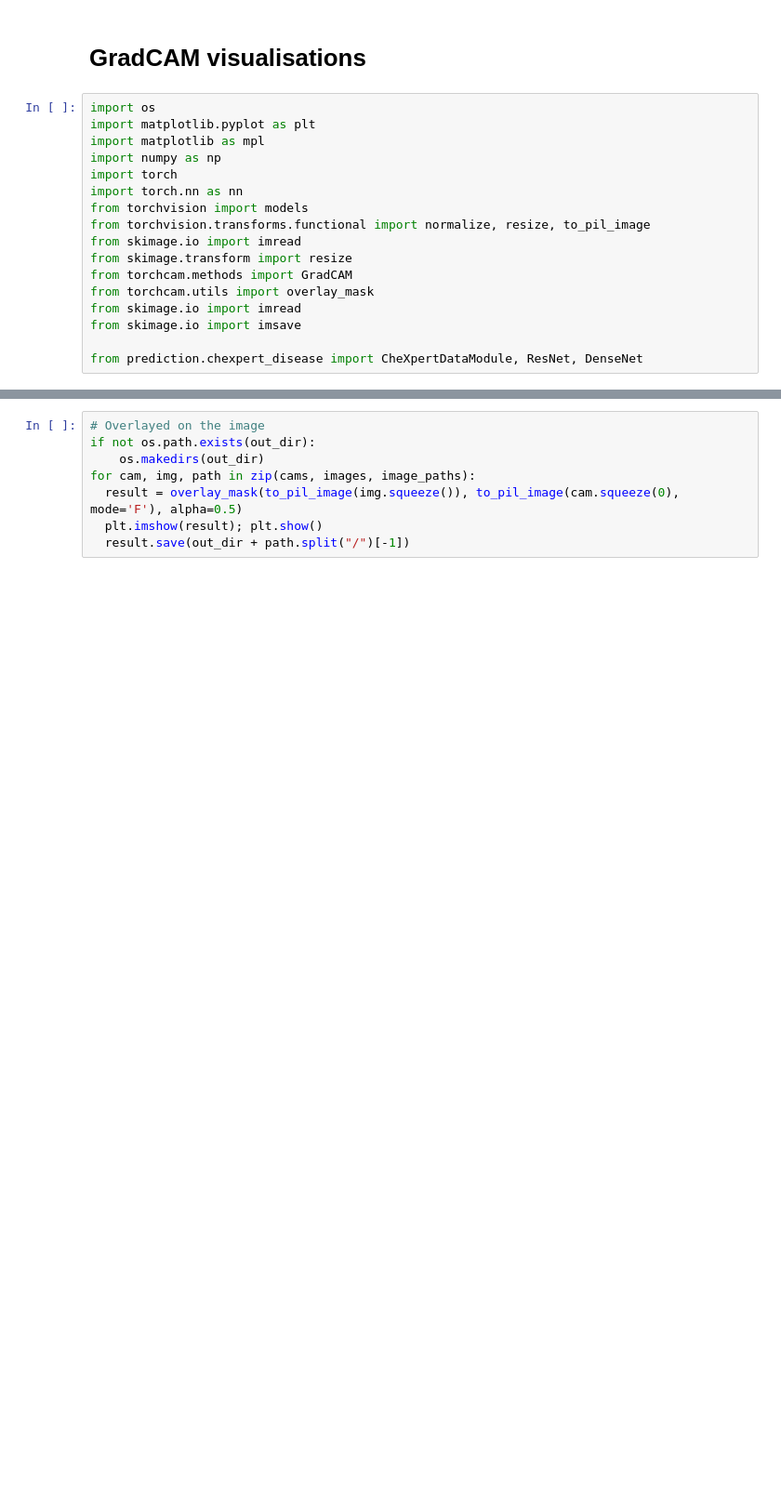
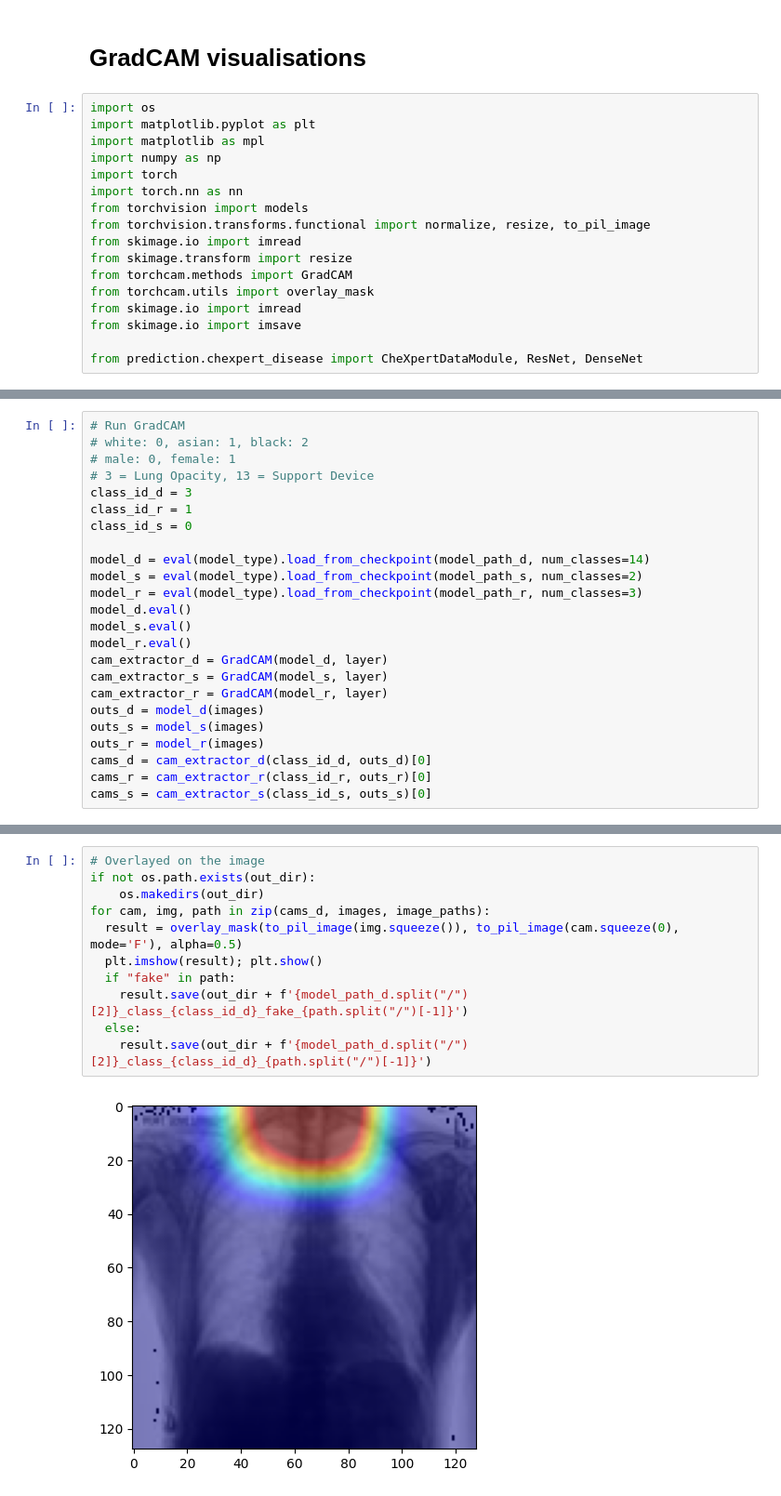
Before and after one commit to felixkrones/chexploration_extension, a Jupyter notebook: chexpert_gradcam.ipynb, the cells around one changed output, grey strips where cells are left out. Shown at 93% size. Cells and saved outputs as stored; diff of their text form; blank space fills up the shorter version.

```diff
--- a/chexpert_gradcam.ipynb
+++ b/chexpert_gradcam.ipynb
@@ -66,0 +81,24 @@ cams = cam_extractor(class_idx, outs)[0]
+# %%
+# Run GradCAM
+# white: 0, asian: 1, black: 2
+# male: 0, female: 1
+# 3 = Lung Opacity, 13 = Support Device
+class_id_d = 3
+class_id_r = 1
+class_id_s = 0
+
+model_d = eval(model_type).load_from_checkpoint(model_path_d, num_classes=14)
+model_s = eval(model_type).load_from_checkpoint(model_path_s, num_classes=2)
+model_r = eval(model_type).load_from_checkpoint(model_path_r, num_classes=3)
+model_d.eval()
+model_s.eval()
+model_r.eval()
+cam_extractor_d = GradCAM(model_d, layer)
+cam_extractor_s = GradCAM(model_s, layer)
+cam_extractor_r = GradCAM(model_r, layer)
+outs_d = model_d(images)
+outs_s = model_s(images)
+outs_r = model_r(images)
+cams_d = cam_extractor_d(class_id_d, outs_d)[0]
+cams_r = cam_extractor_r(class_id_r, outs_r)[0]
+cams_s = cam_extractor_s(class_id_s, outs_s)[0]
@@ -67,8 +120,13 @@ cams = cam_extractor(class_idx, outs)[0]
 # %%
 # Overlayed on the image
 if not os.path.exists(out_dir):
     os.makedirs(out_dir)
-for cam, img, path in zip(cams, images, image_paths):
+for cam, img, path in zip(cams_d, images, image_paths):
   result = overlay_mask(to_pil_image(img.squeeze()), to_pil_image(cam.squeeze(0), mode='F'), alpha=0.5)
   plt.imshow(result); plt.show()
-  result.save(out_dir + path.split("/")[-1])
+  if "fake" in path:
+    result.save(out_dir + f'{model_path_d.split("/")[2]}_class_{class_id_d}_fake_{path.split("/")[-1]}')
+  else:
+    result.save(out_dir + f'{model_path_d.split("/")[2]}_class_{class_id_d}_{path.split("/")[-1]}')
+# %% [output]
+[figure, added]
```
Also changed, not shown: parts of 13 cells of this notebook, 2 other files.
